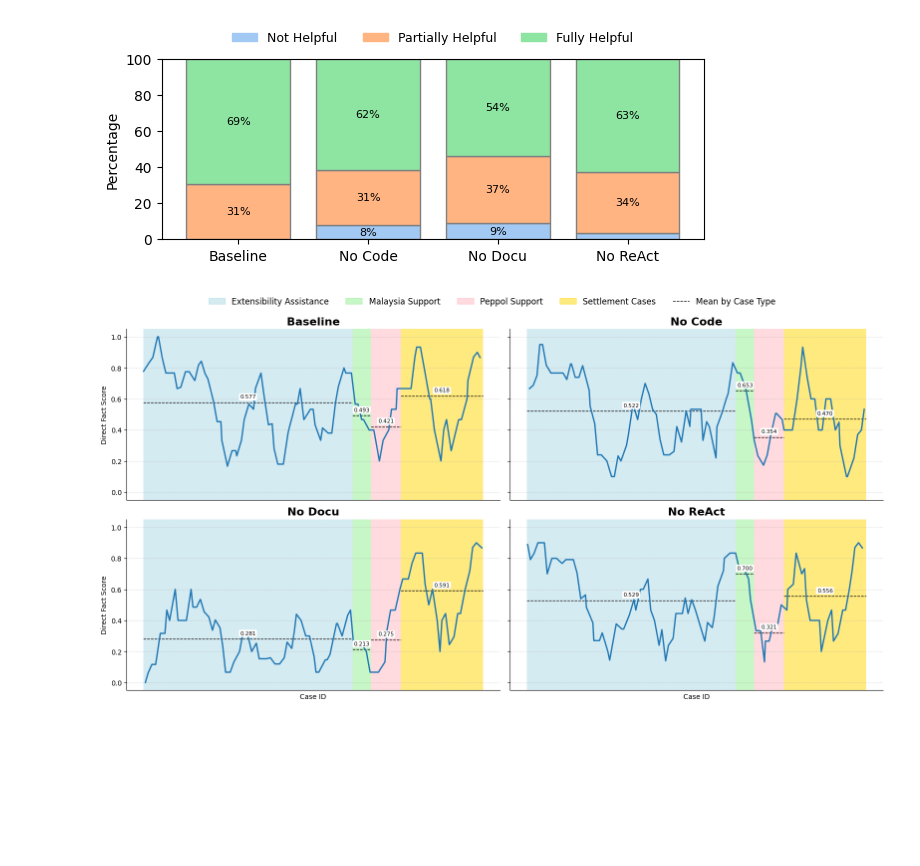
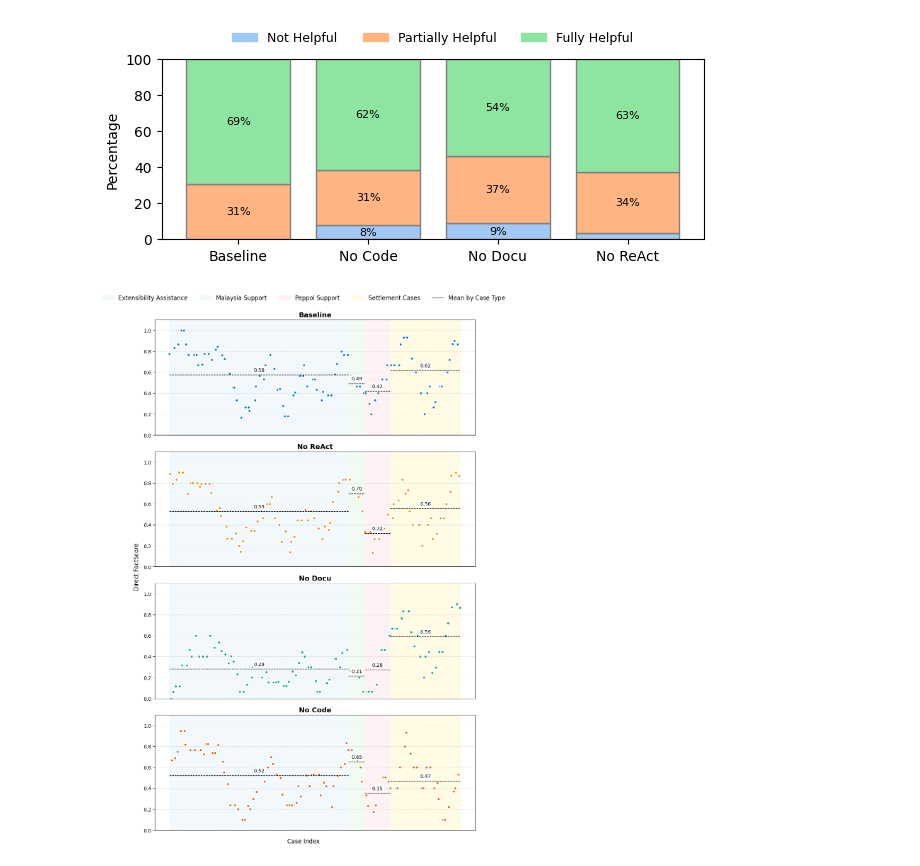
Before and after one commit to mrrestre/react_agent_in_edp, a Jupyter notebook: experiments/interpretation/abliation_viewer.ipynb, the cells around one changed output. Drawn from its saved outputs; the diff is of its cells as text; code cells hidden in the pictures; blank space fills up the shorter version.

Commit message:
updated ablation images

```diff
--- a/experiments/interpretation/abliation_viewer.ipynb
+++ b/experiments/interpretation/abliation_viewer.ipynb
@@ -295,19 +295,16 @@ regions = [
     if df.loc[start, "case_type"] != "Unknown"
 ]
 
-# Define visible background colors (no "Unknown")
 case_type_colors = {
-    "Extensibility Assistance": "#ADD8E6",  # light blue
-    "Malaysia Support": "#90EE90",  # light green
-    "Peppol Support": "#FFB6C1",  # light pink
-    "Settlement Cases": "#FFD700",  # gold
+    "Extensibility Assistance": "#E6F3FA",
+    "Malaysia Support": "#E5F9E5",
+    "Peppol Support": "#FFE6EC",
+    "Settlement Cases": "#FFF8CC",
 }
 
 
 # --- PLOTTING FUNCTION ---
-def plot_with_shading_and_means(data, color, **kwargs):
-    ax = plt.gca()
-
+def plot_with_shading_and_means(data, color, ax):
     for start, end, case_label in regions:
         ax.axvspan(
             start, end, color=case_type_colors[case_label], alpha=0.5, linewidth=0
@@ -317,66 +314,79 @@ def plot_with_shading_and_means(data, color, **kwargs):
         if not subdata.empty:
             mean_val = subdata["smoothed_score"].mean()
             ax.hlines(mean_val, start, end, color="black", linestyle="--", linewidth=1)
-
-            # Annotate mean with clean white background
             x_text = (start + end) / 2
             y_text = mean_val + 0.02
             ax.annotate(
-                f"{mean_val:.3f}",
+                f"{mean_val:.2f}",
                 xy=(x_text, y_text),
                 ha="center",
                 va="bottom",
-                fontsize=8,
+                fontsize=10,
                 color="black",
                 bbox=dict(
                     facecolor="white", edgecolor="none", boxstyle="round,pad=0.2"
                 ),
             )
 
-    sns.lineplot(
-        data=data, x="x_pos", y="smoothed_score", color=color, linewidth=2, **kwargs
+    sns.scatterplot(
+        data=data,
+        x="x_pos",
+        y="smoothed_score",
+        color=color,
+        linewidth=2,
+        ax=ax,
     )
 
 
-# --- FACET SETUP ---
-g = sns.FacetGrid(
-    df, col="ablation_type", col_wrap=2, height=4, aspect=2, sharex=True, sharey=True
-)
+# --- SETUP: One Column Layout ---
+ablation_types = df["ablation_type"].unique()
+n = len(ablation_types)
+fig, axes = plt.subplots(nrows=n, ncols=1, figsize=(10, 4 * n), sharex=True)
 
-g.map_dataframe(plot_with_shading_and_means)
+if n == 1:
+    axes = [axes]
 
-# Axis styling
-for ax in g.axes.flat:
-    ax.set_xticks([])
+palette = sns.color_palette("colorblind", n_colors=n)
+color_map = dict(zip(ablation_types, palette))
+
+# --- PLOT LOOP ---
+for i, (ablation, ax) in enumerate(zip(ablation_types, axes)):
+    subset = df[df["ablation_type"] == ablation]
+    plot_with_shading_and_means(subset, color=color_map[ablation], ax=ax)
+
+    ax.set_title(ablation, fontsize=14, weight="bold")
+    ax.set_ylabel("")
+    ax.set_xticklabels("")
+    ax.set_xticks([])  # This removes both the ticks and their labels
     ax.grid(axis="y", linestyle="--", alpha=0.4)
+    ax.set_ylim(0, 1.1)  # <-- Set y-axis to range from 0 to 1
 
-g.set_axis_labels("Case ID", "Direct Fact Score")
-g.set_titles("{col_name}", size=16, weight="bold")  # Improved subplot titles
-g.fig.subplots_adjust(top=0.88, hspace=0.35)
+# --- Shared Labels ---
+fig.supxlabel("Case Index", fontsize=12)
+fig.supylabel("Direct FactScore", fontsize=12)
 
-# Legend above the figure
+# --- Legend ---
 legend_patches = [
     Patch(color=color, label=label, alpha=0.5)
     for label, color in case_type_colors.items()
 ]
 mean_line_legend = Line2D(
     [0], [0], color="black", lw=1, linestyle="--", label="Mean by Case Type"
 )
 
-g.fig.legend(
+fig.legend(
     handles=legend_patches + [mean_line_legend],
     loc="upper center",
     ncol=len(legend_patches) + 1,
-    bbox_to_anchor=(0.5, 1.05),
-    frameon=False,  # Remove legend box
-    prop={"size": 12},  # Increase font size
+    bbox_to_anchor=(0.5, 0.99),
+    frameon=False,
+    prop={"size": 12},
 )
 
-
-plt.tight_layout()
+plt.tight_layout(rect=[0, 0, 1, 0.96])  # Room for legend
 plt.show()
 # %% [output]
-[figure, old version]
+[figure, new version]
 # %%
 import pandas as pd
 import matplotlib.pyplot as plt
```
Also changed, not shown: parts of 1 cell of this notebook, 3 other files.
